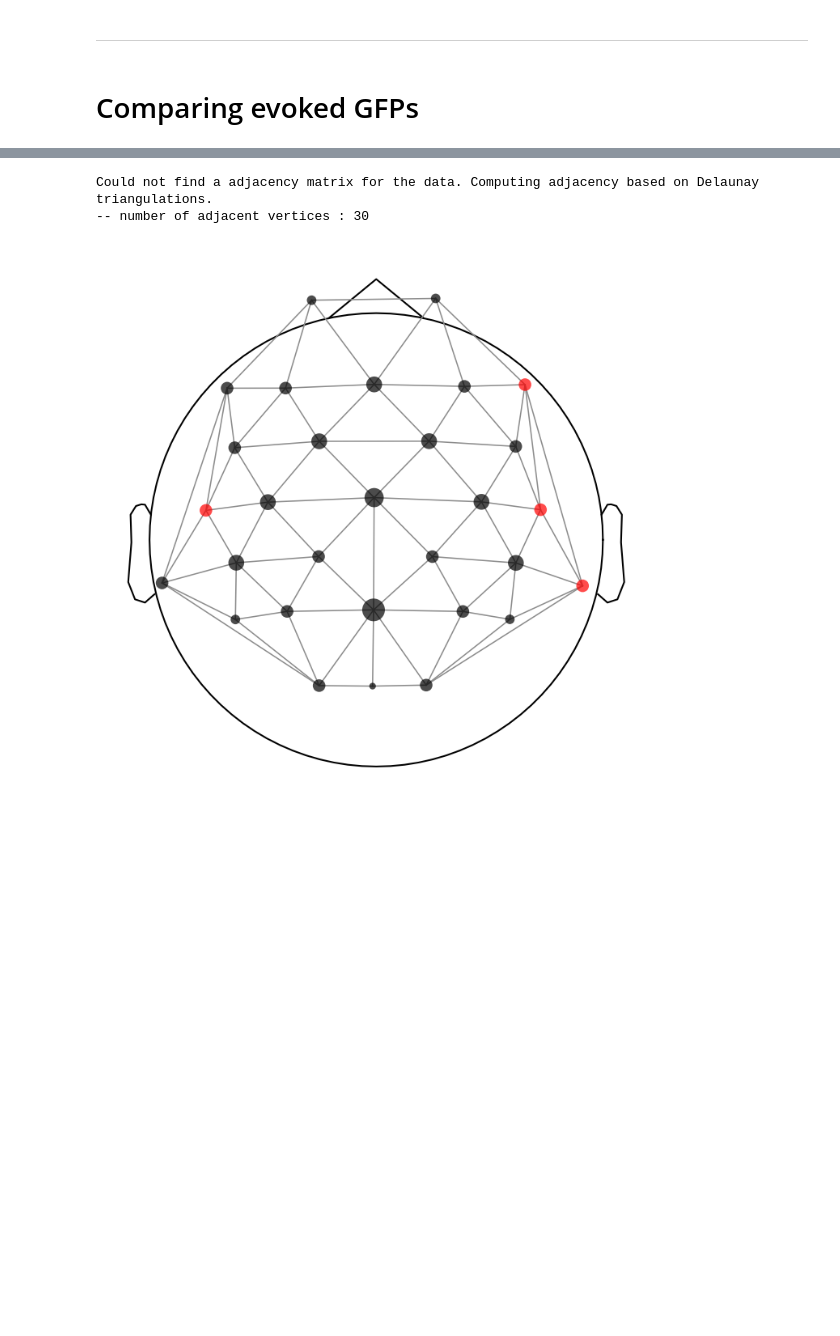
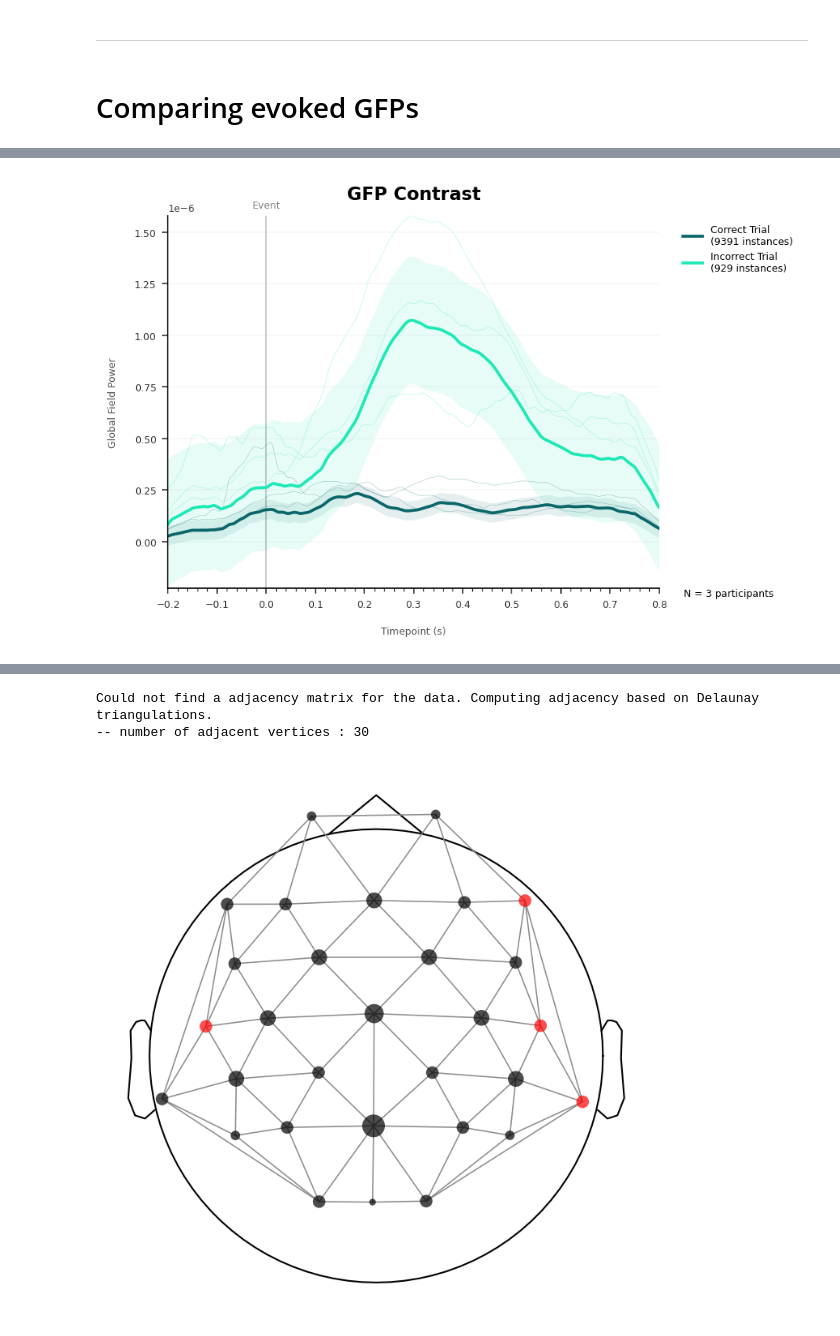
Before and after one commit to dlundgaard/AuthorshipArtifice, a Jupyter notebook: analysis/analysis_EEG.ipynb, the cells around one changed output, grey strips where cells are left out. Cells and saved outputs as stored; diff of their text form; code cells hidden in the pictures; blank space fills up the shorter version.

```diff
--- a/analysis/analysis_EEG.ipynb
+++ b/analysis/analysis_EEG.ipynb
@@ -100,0 +53,90 @@ combining channels using "gfp"
+# %%
+def compare_evoked_gfp(contrast, smoothing = 100):
+    fig, ax = plt.subplots(figsize = (6, 4))
+    ax.axvline(
+        x = 0,
+        color = "black",
+        linewidth = 1,
+        alpha = 0.2,
+    )
+    ax.annotate(
+        "Event",
+        xy = (0, 1.02),
+        xycoords = ("data", "axes fraction"),
+        ha = "center",
+        # va = "top",
+        # rotation = "vertical",
+        alpha = 0.5,
+    )
+    ax.annotate(
+        f"""N = {len(epochs_per_participant)} participant{"s" if len(epochs_per_participant) > 1 else ""}""",
+        xy = (1.05, 0),
+        xycoords = "axes fraction",
+        va = "top"
+    )
+
+    for condition_index, (condition_name, events_identifiers) in enumerate(contrast.items()):
+        for participant_epochs in epochs_per_participant:
+            averaged_participant_epochs = participant_epochs[events_identifiers].average()
+            signal = averaged_participant_epochs.data.std(axis = 0, ddof = 0)
+            ax.plot(
+                averaged_participant_epochs.times,
+                smoothing_filter(signal, window_size=smoothing),
+                color = f"C{condition_index}",
+                linewidth = 0.2,
+                alpha = 0.5,
+            )
+
+        averaged_epochs = all_epochs[events_identifiers].average()
+        signal = averaged_epochs.data.std(axis = 0, ddof = 0)
+        signal = smoothing_filter(signal, window_size=smoothing)
+        ax.plot(
+            averaged_epochs.times,
+            signal,
+            color = f"C{condition_index}",
+            linewidth = 1.8,
+            label = f"{condition_name}\n({len(all_epochs[events_identifiers])} instances)"
+        )
+        ax.fill_between(
+            averaged_epochs.times,
+            *stats.norm.interval(0.69, loc=signal, scale = signal.std()),
+            color = f"C{condition_index}",
+            alpha=0.1,
+            edgecolor = "none"
+        )
+
+    ax.legend(
+        bbox_to_anchor = (1.03, 1),
+        loc = "upper left"
+    )
+
+    ax.xaxis.set_major_locator(ticker.MultipleLocator(0.1))
+    ax.xaxis.set_minor_locator(ticker.MultipleLocator(0.02))
+    ax.set_xlabel("Timepoint (s)")
+    ax.set_ylabel("Global Field Power")
+    ax.set_title("GFP Contrast")
+
+    ax.margins(y = 0)
+    plt.tight_layout()
+
+compare_evoked_gfp(contrast = {
+    "Correct Trial"    : ["correct"],
+    "Incorrect Trial"  : ["incorrect"],
+})
+
+compare_evoked_gfp(contrast = {
+    "Positive Feedback" : ["correct", "error rectified"],
+    "Negative Feedback" : ["incorrect", "error inserted"],
+})
+
+compare_evoked_gfp(contrast = {
+    "Genuine Feedback"      : ["correct", "incorrect"],
+    "Manipulated Feedback"  : ["error inserted", "error rectified"],
+})
+
+compare_evoked_gfp(contrast = {
+    "Inserted Error"   : ["error inserted"],
+    "Rectified Error"  : ["error rectified"],
+})
+# %% [output]
+[figure, added]
```
Also changed, not shown: parts of 8 cells of this notebook, 1 other file.
